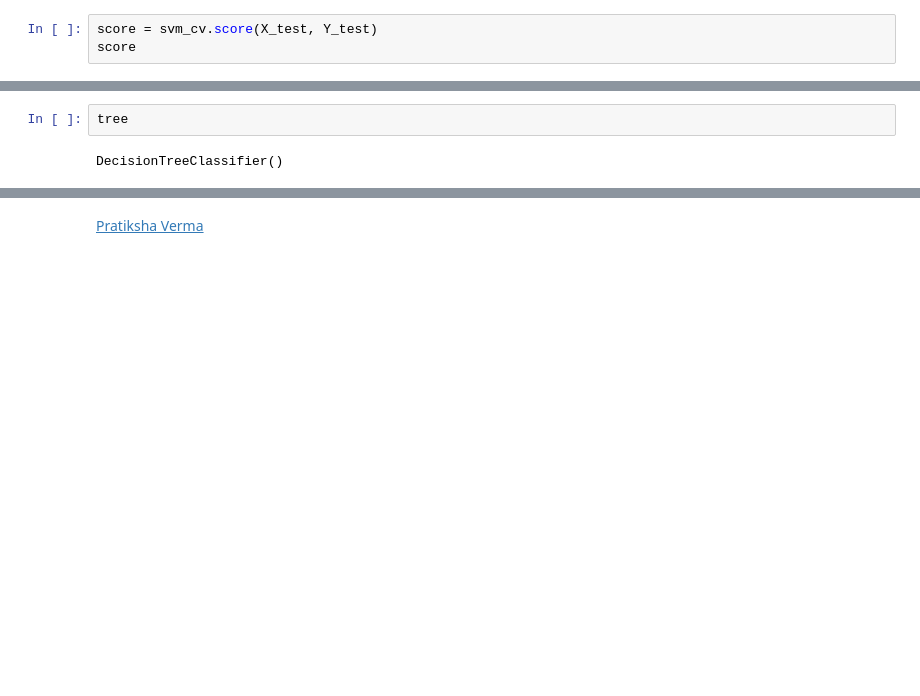
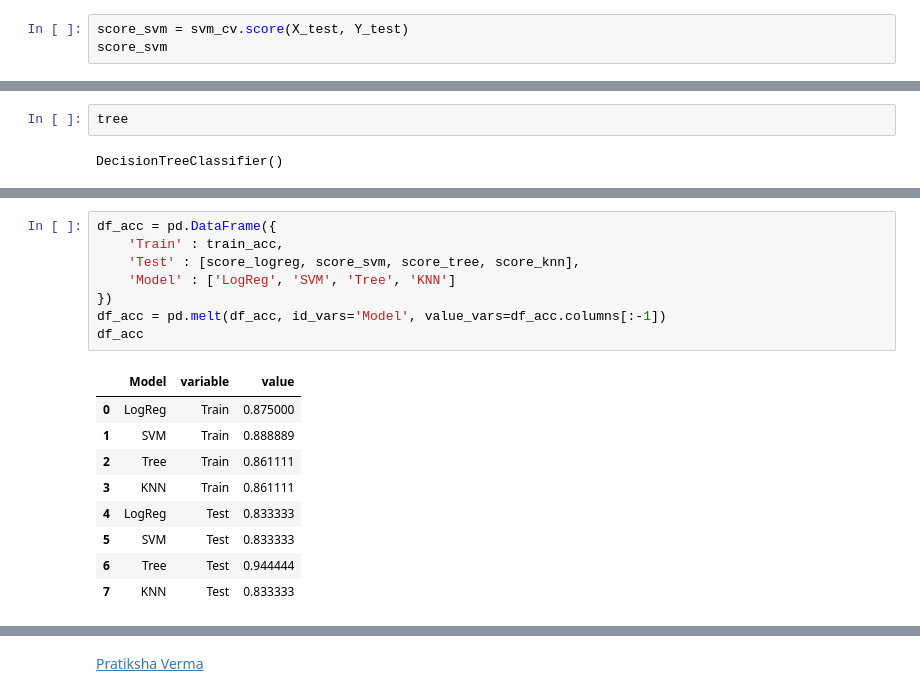
Before and after one commit to phil879/coursera, a Jupyter notebook: m4/SpaceX_Machine Learning Prediction_Part_5.ipynb, the cells around one changed output, grey strips where cells are left out. Cells and saved outputs as stored; diff of their text form; blank space fills up the shorter version.

```diff
--- a/m4/SpaceX_Machine Learning Prediction_Part_5.ipynb
+++ b/m4/SpaceX_Machine Learning Prediction_Part_5.ipynb
@@ -249,8 +249,8 @@ accuracy : 0.8482142857142856
 # %% [markdown]
 Calculate the accuracy on the test data using the method <code>score</code>:
 # %%
-score = svm_cv.score(X_test, Y_test)
-score
+score_svm = svm_cv.score(X_test, Y_test)
+score_svm
 # %% [output]
 0.8333333333333334
 # %% [markdown]
@@ -343,0 +351,18 @@ DecisionTreeClassifier()
+# %%
+df_acc = pd.DataFrame({
+    'Train' : train_acc,
+    'Test' : [score_logreg, score_svm, score_tree, score_knn],
+    'Model' : ['LogReg', 'SVM', 'Tree', 'KNN']
+})
+df_acc = pd.melt(df_acc, id_vars='Model', value_vars=df_acc.columns[:-1])
+df_acc
+# %% [output]
+|  | Model | variable | value |
+| 0 | LogReg | Train | 0.875000 |
+| 1 | SVM | Train | 0.888889 |
+| 2 | Tree | Train | 0.861111 |
+| 3 | KNN | Train | 0.861111 |
+| 4 | LogReg | Test | 0.833333 |
+| 5 | SVM | Test | 0.833333 |
+| 6 | Tree | Test | 0.944444 |
+| 7 | KNN | Test | 0.833333 |
```
Also changed, not shown: parts of 6 cells of this notebook.
